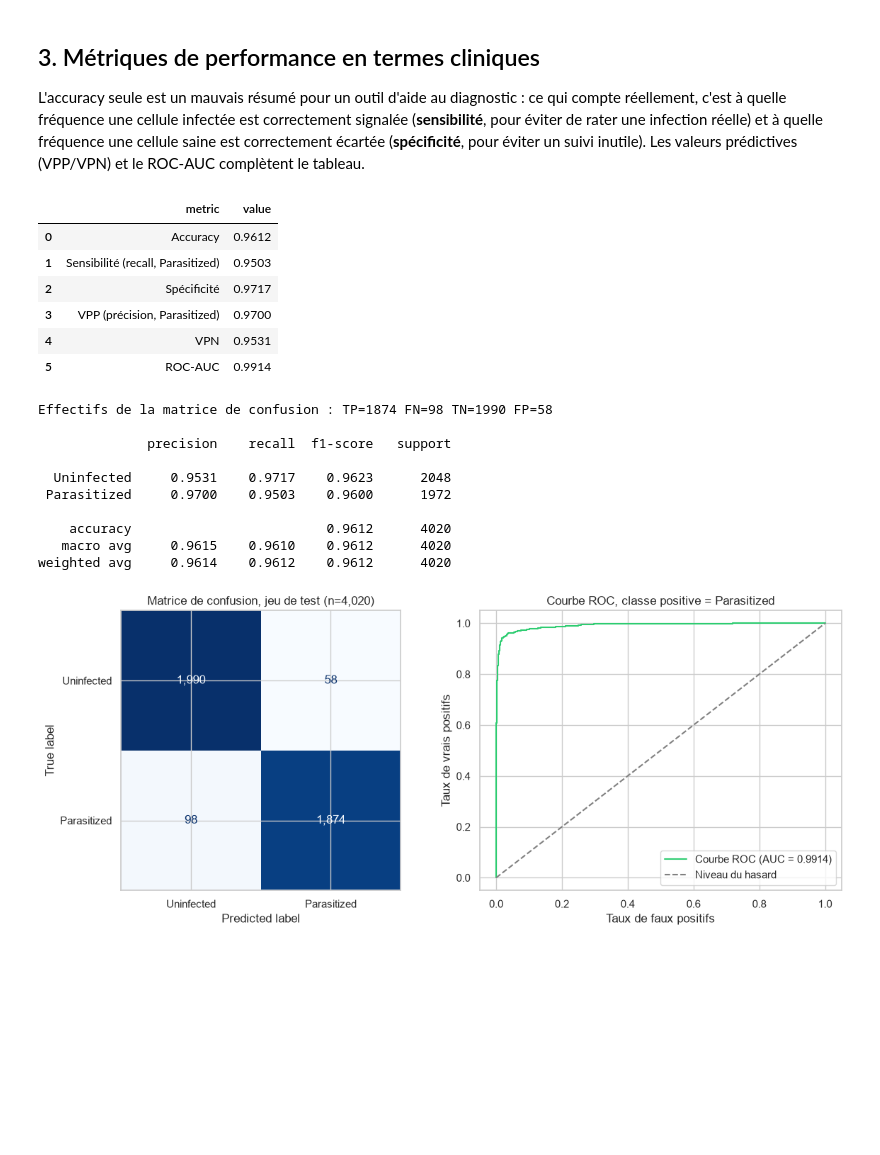
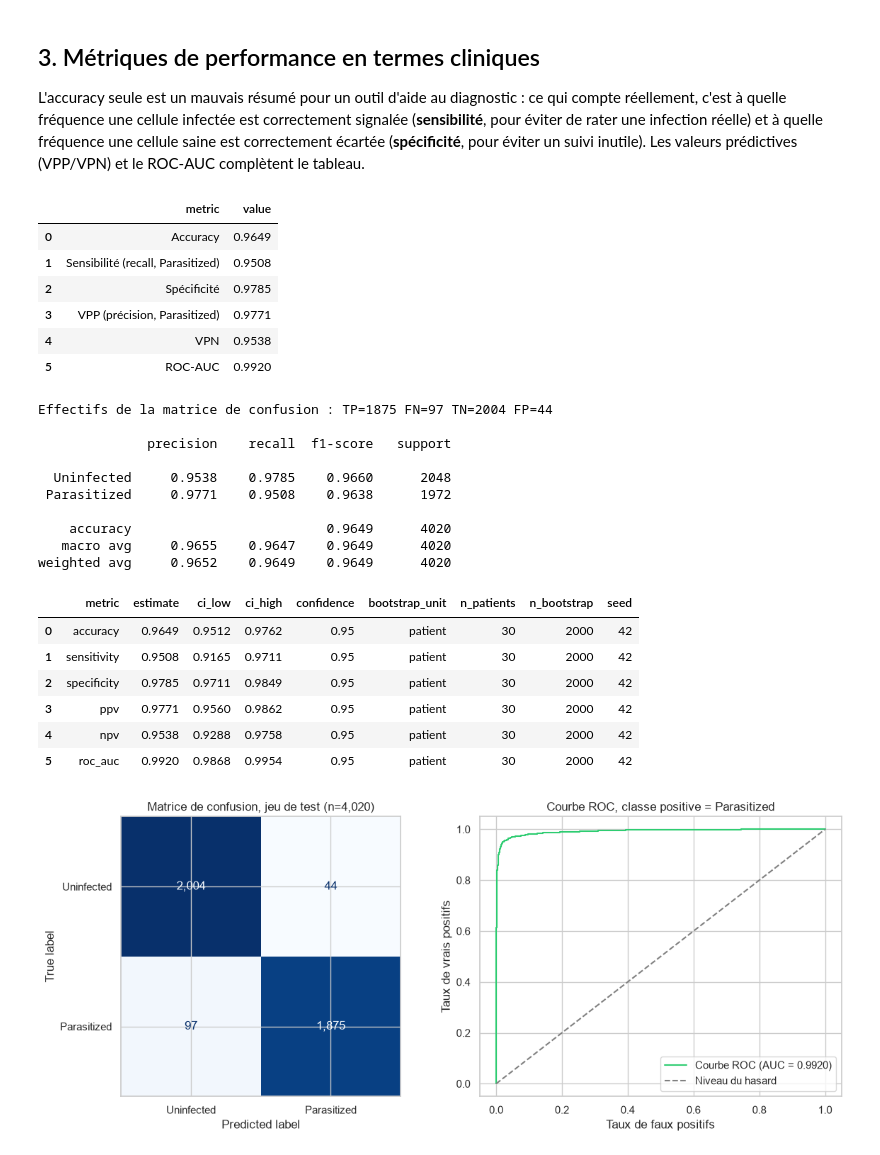
Before and after one commit to juliettebm/malaria-microscopy-deep-learning, a Jupyter notebook: 04_clinical_evaluation_interpretability.ipynb, the cells around one changed output. Saved outputs shown, nothing was run; the diff lists cells and outputs as text; code cells hidden in the pictures; blank space fills up the shorter version.

Commit message:
Add reproducible patient-level evaluation and CI

```diff
--- a/04_clinical_evaluation_interpretability.ipynb
+++ b/04_clinical_evaluation_interpretability.ipynb
@@ -170,42 +171,59 @@ L'accuracy seule est un mauvais résumé pour un outil d'aide au diagnostic : ce
 # %%
 cm = confusion_matrix(y_true, y_pred, labels=[LABEL_TO_IDX["Uninfected"], LABEL_TO_IDX["Parasitized"]])
 tn, fp, fn, tp = cm.ravel()
 
 accuracy = (tp + tn) / (tp + tn + fp + fn)
 sensitivity = tp / (tp + fn)   # recall sur Parasitized : fraction des infections reelles detectees
 specificity = tn / (tn + fp)   # fraction des vrais negatifs correctement ecartes
 ppv = tp / (tp + fp)           # precision sur Parasitized : parmi les infections predites, fraction reellement infectee
 npv = tn / (tn + fn)           # parmi les negatifs predits, fraction reellement saine
 roc_auc = roc_auc_score(y_true, y_prob)
 
 metrics_table = pd.DataFrame({
     "metric": ["Accuracy", "Sensibilité (recall, Parasitized)", "Spécificité", "VPP (précision, Parasitized)", "VPN", "ROC-AUC"],
     "value": [accuracy, sensitivity, specificity, ppv, npv, roc_auc],
 })
 metrics_table["value"] = metrics_table["value"].round(4)
 display(metrics_table)
 
 print(f"Effectifs de la matrice de confusion : TP={tp} FN={fn} TN={tn} FP={fp}")
 print()
 print(classification_report(y_true, y_pred, target_names=["Uninfected", "Parasitized"], digits=4))
+
+# IC 95 % : l'unité de rééchantillonnage est le patient, jamais l'image.
+predictions = pd.DataFrame({
+    "patient_id": test_df["patient_id"], "y_true": y_true,
+    "y_pred": y_pred, "y_prob": y_prob,
+})
+metrics_with_ci = patient_bootstrap_ci(predictions, n_bootstrap=2000, confidence=0.95, seed=42)
+display(metrics_with_ci.round(4))
+predictions.to_csv(PROCESSED_DIR / "test_predictions.csv", index=False)
+metrics_with_ci.to_csv(PROCESSED_DIR / "test_metrics_patient_bootstrap.csv", index=False)
 # %% [output]
 |  | metric | value |
-| 0 | Accuracy | 0.9612 |
-| 1 | Sensibilité (recall, Parasitized) | 0.9503 |
-| 2 | Spécificité | 0.9717 |
-| 3 | VPP (précision, Parasitized) | 0.9700 |
-| 4 | VPN | 0.9531 |
-| 5 | ROC-AUC | 0.9914 |
+| 0 | Accuracy | 0.9649 |
+| 1 | Sensibilité (recall, Parasitized) | 0.9508 |
+| 2 | Spécificité | 0.9785 |
+| 3 | VPP (précision, Parasitized) | 0.9771 |
+| 4 | VPN | 0.9538 |
+| 5 | ROC-AUC | 0.9920 |
-Effectifs de la matrice de confusion : TP=1874 FN=98 TN=1990 FP=58
+Effectifs de la matrice de confusion : TP=1875 FN=97 TN=2004 FP=44
 
               precision    recall  f1-score   support
 
-  Uninfected     0.9531    0.9717    0.9623      2048
- Parasitized     0.9700    0.9503    0.9600      1972
+  Uninfected     0.9538    0.9785    0.9660      2048
+ Parasitized     0.9771    0.9508    0.9638      1972
 
-    accuracy                         0.9612      4020
-   macro avg     0.9615    0.9610    0.9612      4020
-weighted avg     0.9614    0.9612    0.9612      4020
+    accuracy                         0.9649      4020
+   macro avg     0.9655    0.9647    0.9649      4020
+weighted avg     0.9652    0.9649    0.9649      4020
+|  | metric | estimate | ci_low | ci_high | confidence | bootstrap_unit | n_patients | n_bootstrap | seed |
+| 0 | accuracy | 0.9649 | 0.9512 | 0.9762 | 0.95 | patient | 30 | 2000 | 42 |
+| 1 | sensitivity | 0.9508 | 0.9165 | 0.9711 | 0.95 | patient | 30 | 2000 | 42 |
+| 2 | specificity | 0.9785 | 0.9711 | 0.9849 | 0.95 | patient | 30 | 2000 | 42 |
+| 3 | ppv | 0.9771 | 0.9560 | 0.9862 | 0.95 | patient | 30 | 2000 | 42 |
+| 4 | npv | 0.9538 | 0.9288 | 0.9758 | 0.95 | patient | 30 | 2000 | 42 |
+| 5 | roc_auc | 0.9920 | 0.9868 | 0.9954 | 0.95 | patient | 30 | 2000 | 42 |
 # %%
 fig, axes = plt.subplots(1, 2, figsize=(12, 5))
 
```
Also changed, not shown: parts of 3 cells of this notebook, 14 other files.
